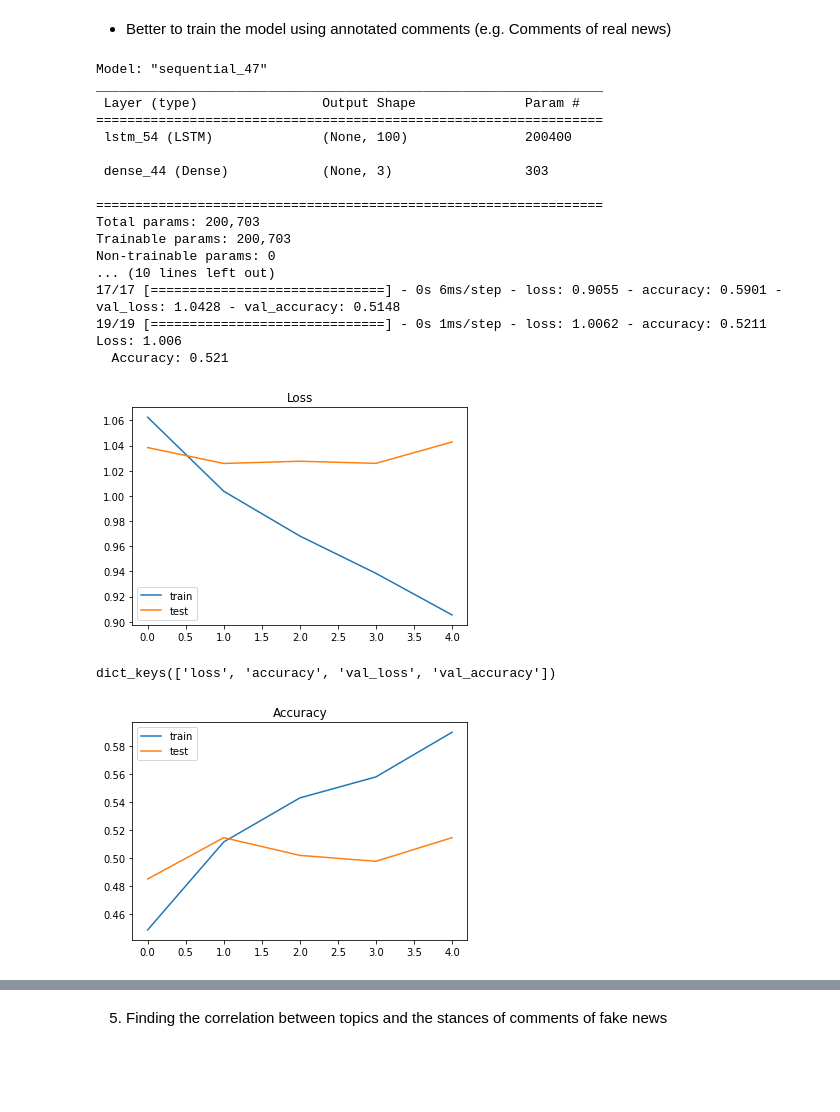
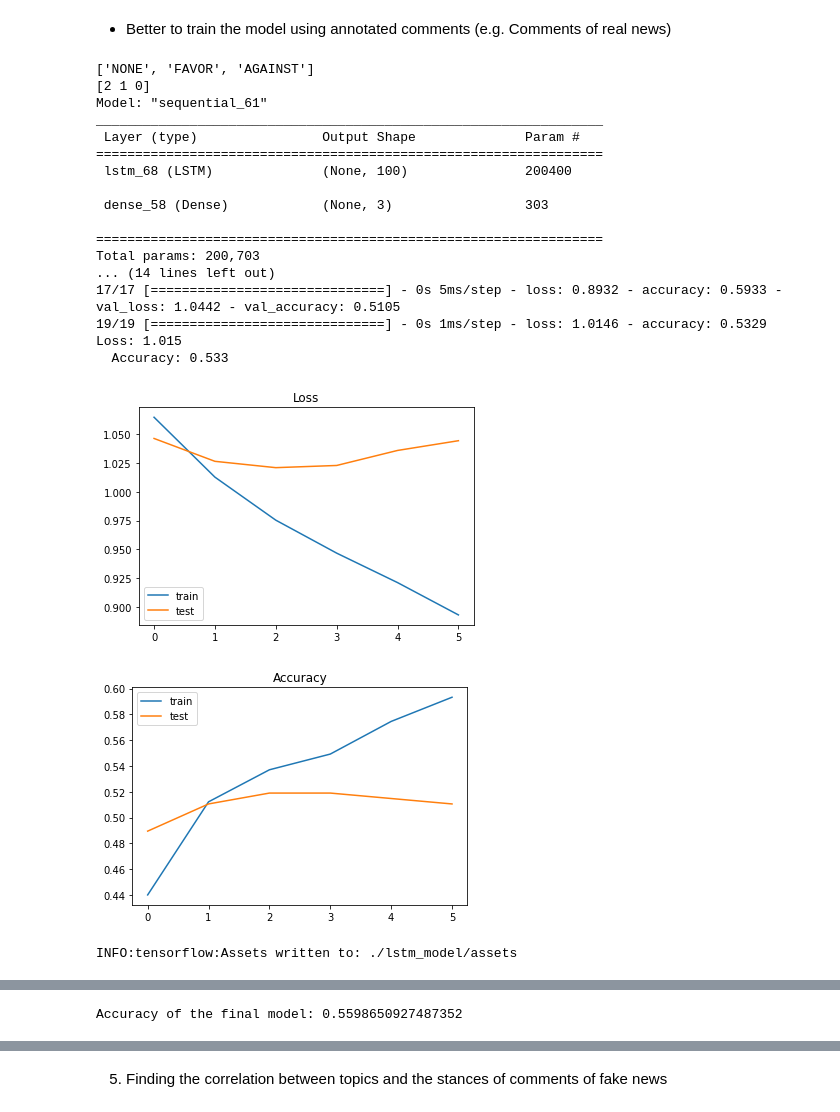
Before and after one commit to Pandacoocoo/Fake_News, a Jupyter notebook: fake_news.ipynb, the cells around one changed output, grey strips where cells are left out. Drawn from its saved outputs; the diff is of its cells as text; code cells hidden in the pictures; blank space fills up the shorter version.

```diff
--- a/fake_news.ipynb
+++ b/fake_news.ipynb
@@ -1012,17 +1012,22 @@ for index, label in enumerate(Y_true):
     if not (label == 'NONE' or label == 'FAVOR' or label == 'AGAINST'):   # Labels missing from the original texts
         Y_true[index] = 'NONE'    # Assign a 'NONE' label to each of these posts
 
+_, _, _, y_test = train_test_split(sentences_vecs, Y_true, test_size=0.2, random_state=42)
+
+print (Y_true[0:3])
+
 le = LabelEncoder()
 Y_true = le.fit_transform(Y_true)\
 
+print (Y_true[0:3])
 
 oh = OneHotEncoder(sparse=False)
 Y_true = Y_true.reshape(len(Y_true), 1)
 Y_true = oh.fit_transform(Y_true)
 
-X_train, X_test, y_train, y_test = train_test_split(sentences_vecs, Y_true, test_size=0.2, random_state=42)
+X_train, X_test, y_train, new_y_test = train_test_split(sentences_vecs, Y_true, test_size=0.2, random_state=42)
 X_train = np.array(X_train).reshape(-1, 1, 400)
-X_test  = np.array(X_test).reshape(-1, 1, 400)
+X_test_3d  = np.array(X_test).reshape(-1, 1, 400)
 
 
 model = Sequential()
@@ -1034,45 +1039,68 @@ model.compile(loss='categorical_crossentropy', optimizer='adam', metrics=['accur
 
 history = model.fit(np.array(X_train), y_train, epochs=100, batch_size=128,\
                     validation_split=0.1, callbacks=[EarlyStopping(monitor='val_loss', patience=3, min_delta=0.0001)])
 
 
-accr = model.evaluate(X_test, y_test)
+accr = model.evaluate(X_test_3d, new_y_test)
 print('Loss: {:0.3f}\n  Accuracy: {:0.3f}'.format(accr[0],accr[1]))
 
 plt.title('Loss')
 plt.plot(history.history['loss'], label='train')
 plt.plot(history.history['val_loss'], label='test')
 plt.legend()
 plt.show()
 
 
 plt.title('Accuracy')
 plt.plot(history.history['accuracy'], label='train')
 plt.plot(history.history['val_accuracy'], label='test')
 plt.legend()
 plt.show()
 
+model.save("./lstm_model")
+# Code adapted from https://towardsdatascience.com/multi-class-text-classification-with-lstm-1590bee1bd17
+
+# Mix all four models together
+import joblib
+from sklearn.metrics import accuracy_score
+
+svm = joblib.load('./svm.pkl')
+rf = joblib.load('./rf.pkl')
+gbdt = joblib.load('./gbdt.pkl')
+
+lstm_pred_prob = model.predict(X_test_3d)
+svm_pred_prob = np.array(svm_clf.predict_proba(X_test))
+rf_pred_prob = np.array(rf.predict_proba(X_test))
+gbdt_pred_prob = np.array(gbdt.predict_proba(X_test))
+
+final_pred_prob = (lstm_pred_prob + svm_pred_prob + rf_pred_prob + gbdt_pred_prob) / 4
+
+final_y_predict = []
+for pred_prob in final_pred_prob:
+    max_prob = np.amax(pred_prob)   # Find the maximum of each array
+    max_prob_index = np.where(pred_prob == max_prob)[0]   # Get the index of the maximum probability
+    final_y_predict.append(svm_clf.classes_[max_prob_index])    # Map the index back to a class label
 
 
-# Code adapted from https://towardsdatascience.com/multi-class-text-classification-with-lstm-1590bee1bd17
+print ("Accuracy of the final model:", accuracy_score(y_test, final_y_predict))
 # %% [output]
-Model: "sequential_47"
+['NONE', 'FAVOR', 'AGAINST']
+[2 1 0]
+Model: "sequential_61"
 _________________________________________________________________
  Layer (type)                Output Shape              Param #
 =================================================================
- lstm_54 (LSTM)              (None, 100)               200400
+ lstm_68 (LSTM)              (None, 100)               200400
 
- dense_44 (Dense)            (None, 3)                 303
+ dense_58 (Dense)            (None, 3)                 303
 
 =================================================================
 Total params: 200,703
-Trainable params: 200,703
-Non-trainable params: 0
-... (10 lines left out)
-17/17 [==============================] - 0s 6ms/step - loss: 0.9055 - accuracy: 0.5901 - val_loss: 1.0428 - val_accuracy: 0.5148
-19/19 [==============================] - 0s 1ms/step - loss: 1.0062 - accuracy: 0.5211
-Loss: 1.006
-  Accuracy: 0.521
+... (14 lines left out)
+17/17 [==============================] - 0s 5ms/step - loss: 0.8932 - accuracy: 0.5933 - val_loss: 1.0442 - val_accuracy: 0.5105
+19/19 [==============================] - 0s 1ms/step - loss: 1.0146 - accuracy: 0.5329
+Loss: 1.015
+  Accuracy: 0.533
-[figure, old version]
+[figure, new version]
+[figure, new version]
-dict_keys(['loss', 'accuracy', 'val_loss', 'val_accuracy'])
+INFO:tensorflow:Assets written to: ./lstm_model/assets
-[figure, old version]
@@ -1079,3 +1109,4 @@ dict_keys(['loss', 'accuracy', 'val_loss', 'val_accuracy'])
+Accuracy of the final model: 0.5598650927487352
 # %%
 # Use it on comments of fake news
 
```
Also changed, not shown: parts of 6 cells of this notebook, 1 other file.
